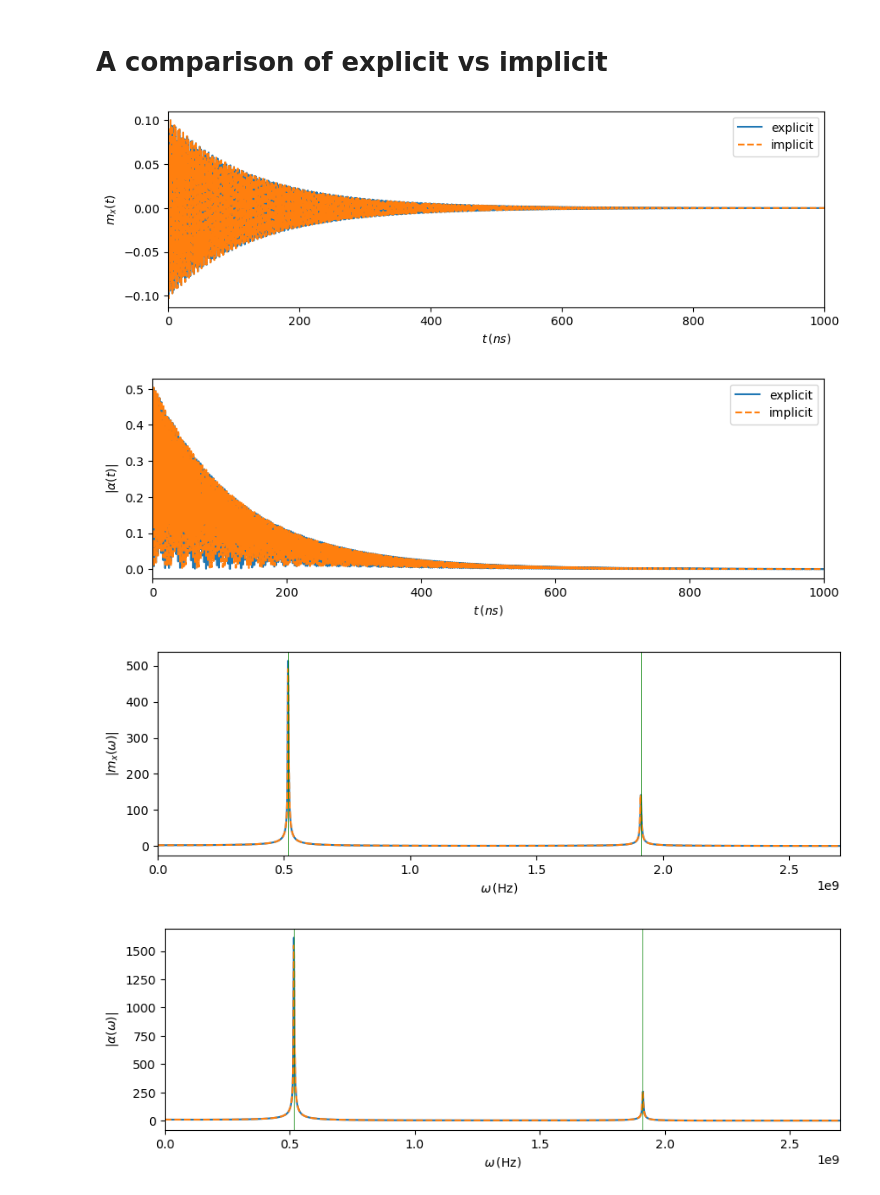
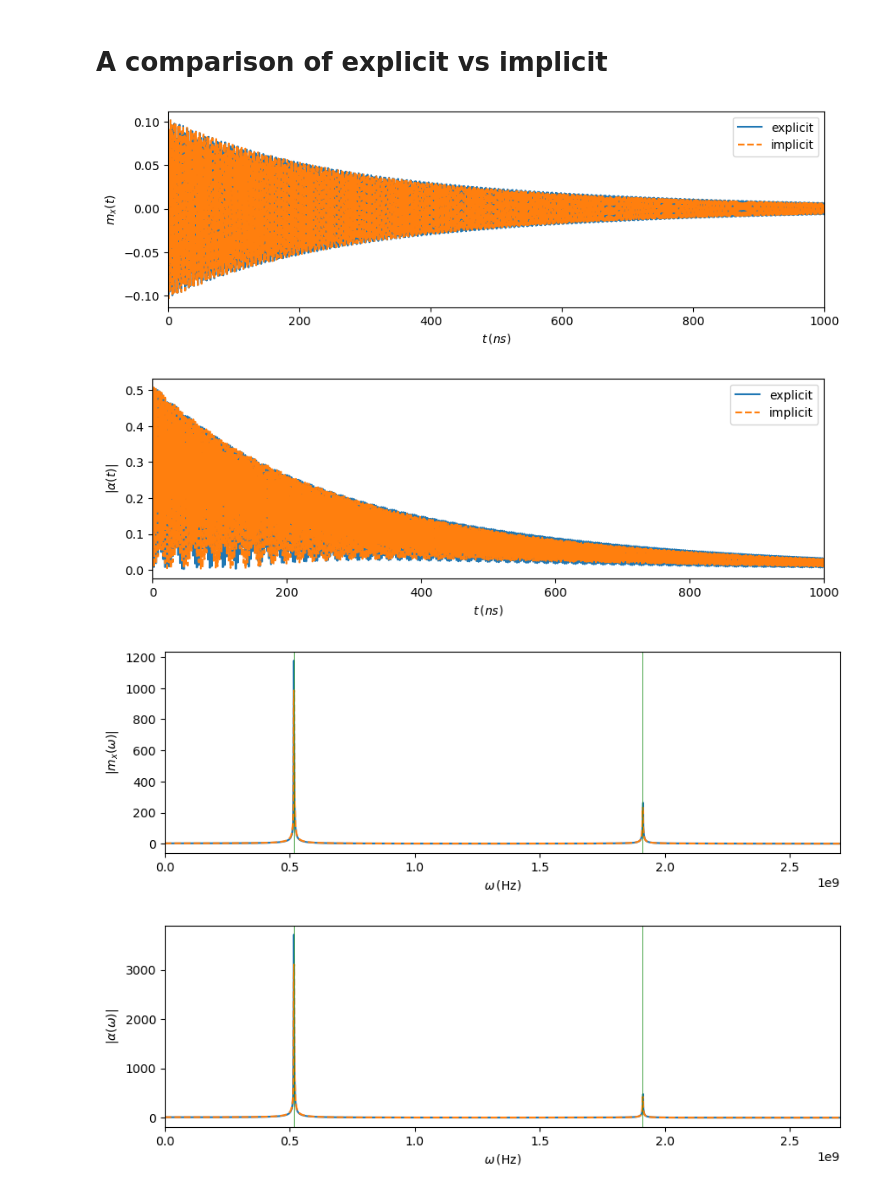
Before and after one commit to chuan97/magnetic-qed, a Jupyter notebook: minimaltest.ipynb, the cells around one changed output. Saved outputs shown, nothing was run; the diff lists cells and outputs as text; code cells hidden in the pictures.

```diff
--- a/minimaltest.ipynb
+++ b/minimaltest.ipynb
@@ -20,7 +20,7 @@ alpha0 = 0.5*(m0[3] - 1j*m0[4]) # fijo alpha0 a partir de x0 y p0
 gammaLL = 28e9 * 2*np.pi
 wc = 1.4e9
 wz = 1.0 * wc
-kappa = 0.001 * wc
+kappa = 0.00 * wc
 Bext = np.array([0, 0, 2*np.pi*wz/gammaLL])
 nu = 1.0
 c = 5.124350564859e-19
@@ -71,34 +71,34 @@ plt.legend()
 plt.show()
 
 
 ws_exp, amps_exp = fft.fft_wrapper(sol_exp.t, sol_exp.y[0])
 ws_imp, amps_imp = fft.fft_wrapper(sol_imp.t, sol_imp.y[0])
 pm, pp = polaritons.global_(wz, wc, lam)
 
 plt.plot(ws_exp, np.abs(amps_exp), label = 'explicit')
 plt.plot(ws_imp, np.abs(amps_imp), label = 'implicit', ls='dashed')
 plt.axvline(pm, c='g', lw=0.5)
 plt.axvline(pp, c='g', lw=0.5)
 
 plt.xlim(0.0e9, 2.7e9)
 plt.ylabel('$|m_x(\omega)|$')
 plt.xlabel(r'$\omega \, ({\rm Hz})$')
 plt.show()
 
 ws_exp, amps_exp = fft.fft_wrapper(sol_exp.t, alphas_exp)
 ws_imp, amps_imp = fft.fft_wrapper(sol_imp.t, alphas_imp) # calculo transformada fourier alphas
 
 plt.plot(ws_exp, np.abs(amps_exp), label = 'explicit')
 plt.plot(ws_imp, np.abs(amps_imp), label = 'implicit', ls='dashed')
 plt.axvline(pm, c='g', lw=0.5)
 plt.axvline(pp, c='g', lw=0.5)
 
 plt.xlim(0.0e9, 2.7e9)
 plt.ylabel(r'$|\alpha(\omega)|$')
 plt.xlabel(r'$\omega \, ({\rm Hz})$')
 plt.show()
 # %% [output]
-[figure, old version]
+[figure, new version]
-[figure, old version]
+[figure, new version]
-[figure, old version]
+[figure, new version]
-[figure, old version]
+[figure, new version]
```
Also changed, not shown: 1 other file.
